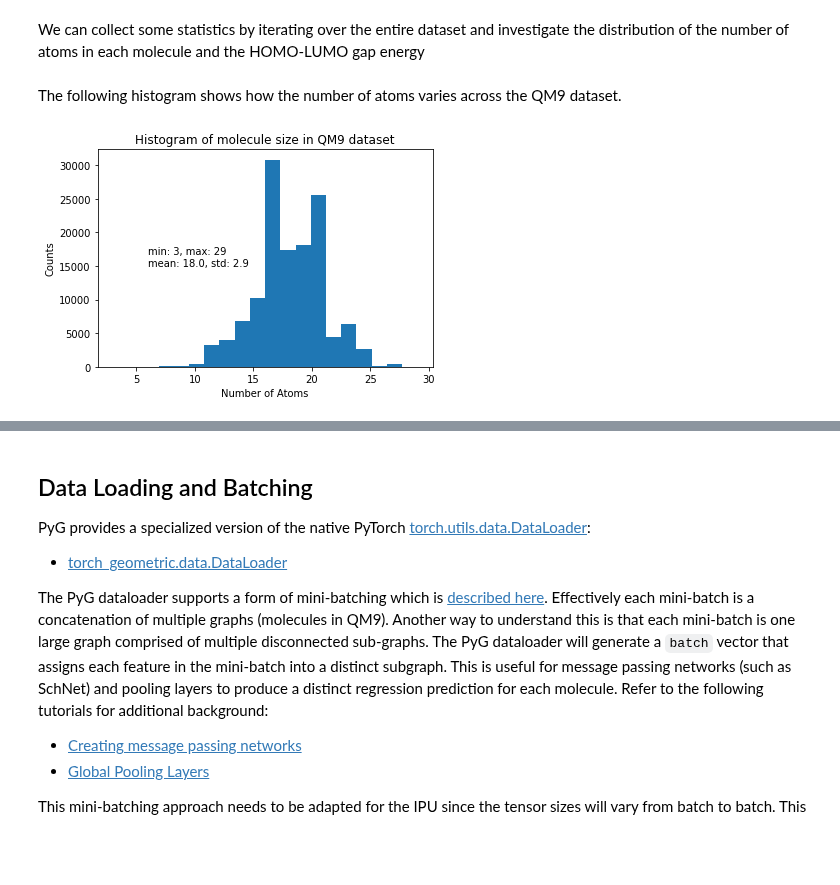
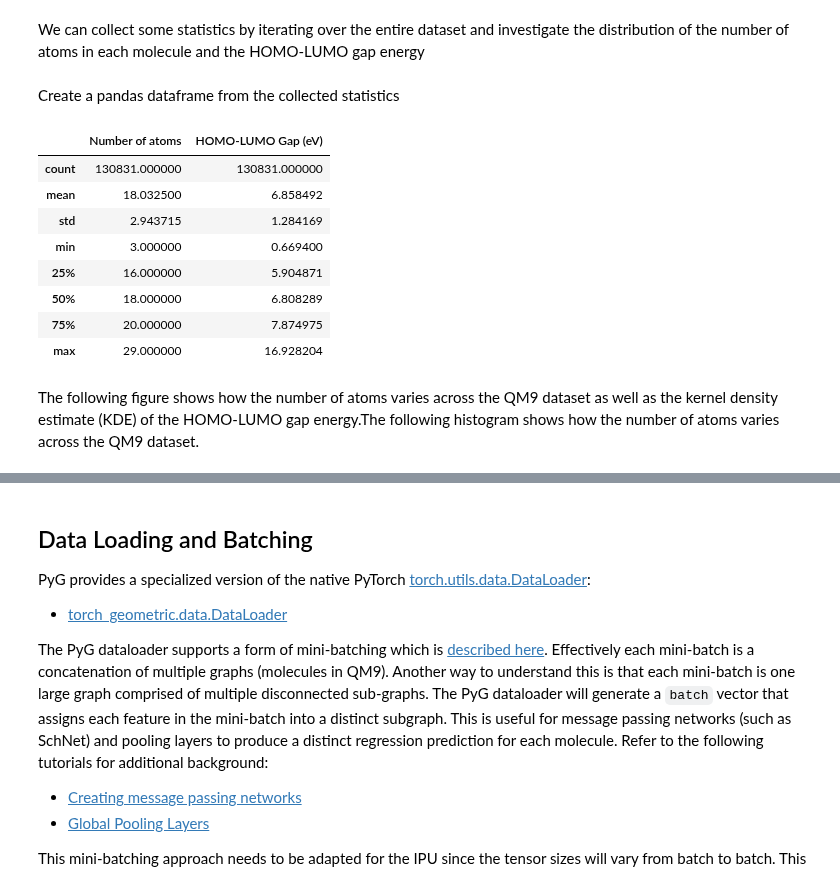
Before and after one commit to gradient-ai/Graphcore-Pytorch, a Jupyter notebook: get-started/PyG-SchNetGNN.ipynb, the cells around one changed output, grey strips where cells are left out. Cells and saved outputs as stored; diff of their text form; code cells hidden in the pictures; blank space fills up the shorter version.

```diff
--- a/get-started/PyG-SchNetGNN.ipynb
+++ b/get-started/PyG-SchNetGNN.ipynb
@@ -101,19 +119,20 @@ for i, mol in enumerate(dataset):
+# %% [markdown]
+Create a pandas dataframe from the collected statistics
+# %%
+df = pd.DataFrame({
+    'Number of atoms': num_atoms,
+    'HOMO-LUMO Gap (eV)': hl_gap
+})
+df.describe()
+# %% [output]
+|  | Number of atoms | HOMO-LUMO Gap (eV) |
+| count | 130831.000000 | 130831.000000 |
+| mean | 18.032500 | 6.858492 |
+| std | 2.943715 | 1.284169 |
+| min | 3.000000 | 0.669400 |
+| 25% | 16.000000 | 5.904871 |
+| 50% | 18.000000 | 6.808289 |
+| 75% | 20.000000 | 7.874975 |
+| max | 29.000000 | 16.928204 |
 # %% [markdown]
-The following histogram shows how the number of atoms varies across the QM9 dataset.
+The following figure shows how the number of atoms varies across the QM9 dataset as well as the kernel density estimate (KDE) of the HOMO-LUMO gap energy.The following histogram shows how the number of atoms varies across the QM9 dataset.
-# %%
-min_num_atoms = int(num_atoms.min())
-max_num_atoms = int(num_atoms.max())
-mean_num_atoms = float(num_atoms.mean())
-std_num_atoms = float(num_atoms.std())
-
-plt.hist(num_atoms.numpy(), 20)
-plt.xlabel("Number of Atoms")
-plt.ylabel("Counts")
-plt.title("Histogram of molecule size in QM9 dataset")
-plt.text(
-    6, 15000,
-    f'min: {min_num_atoms}, max: {max_num_atoms}\nmean: {mean_num_atoms:.1f}, std: {std_num_atoms:.1f}'
-)
-plt.show()
-# %% [output]
-[figure, removed]
```
Also changed, not shown: parts of 30 cells of this notebook, 1 other file.
